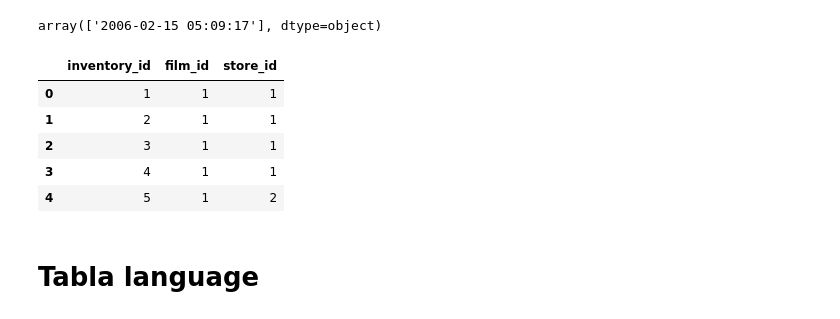
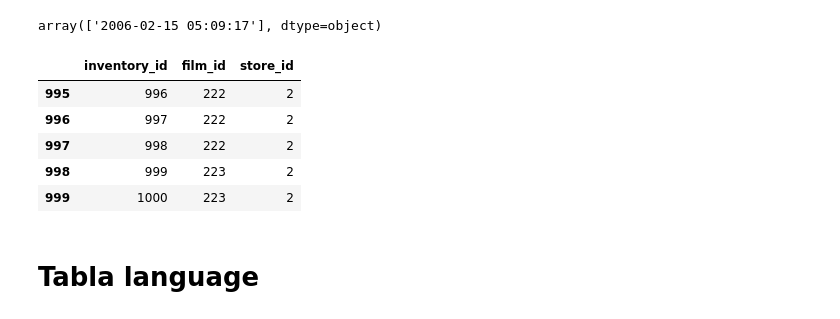
Before and after one commit to AaronNebreda/Building_mySQL_DataBase, a Jupyter notebook: src/clean.ipynb, the cells around one changed output. Drawn from its saved outputs; the diff is of its cells as text; code cells hidden in the pictures.

```diff
--- a/src/clean.ipynb
+++ b/src/clean.ipynb
@@ -267,14 +278,14 @@ array(['2006-02-15 05:09:17'], dtype=object)
 # %%
 inventory.drop(['last_update'], axis = 1, inplace= True)
 # %%
-inventory.head()
+inventory.tail()
 # %% [output]
 |  | inventory_id | film_id | store_id |
-| 0 | 1 | 1 | 1 |
-| 1 | 2 | 1 | 1 |
-| 2 | 3 | 1 | 1 |
-| 3 | 4 | 1 | 1 |
-| 4 | 5 | 1 | 2 |
+| 995 | 996 | 222 | 2 |
+| 996 | 997 | 222 | 2 |
+| 997 | 998 | 222 | 2 |
+| 998 | 999 | 223 | 2 |
+| 999 | 1000 | 223 | 2 |
 # %% [markdown]
 # Tabla language
 # %%
```
Also changed, not shown: parts of 48 cells of this notebook, 6 other files.
